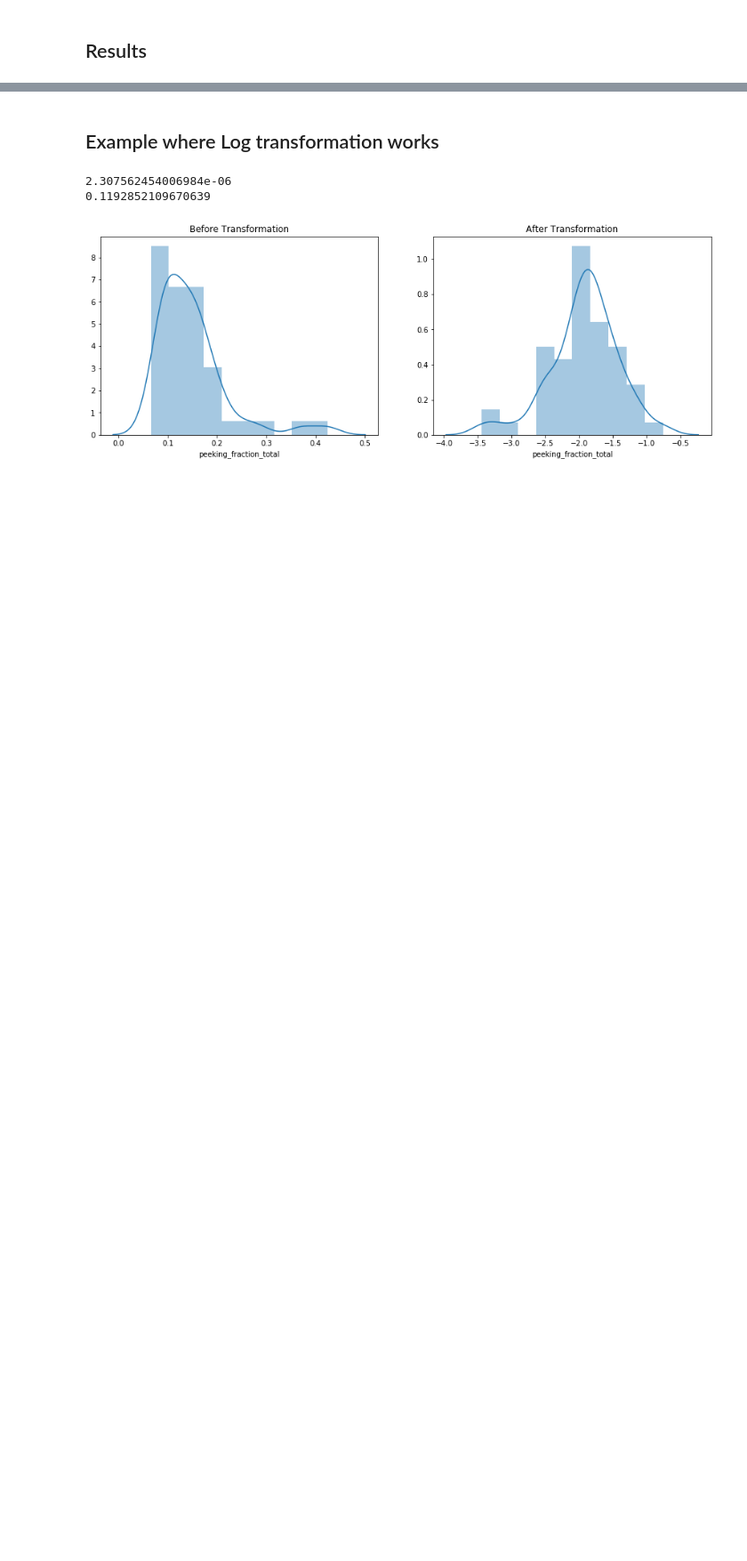
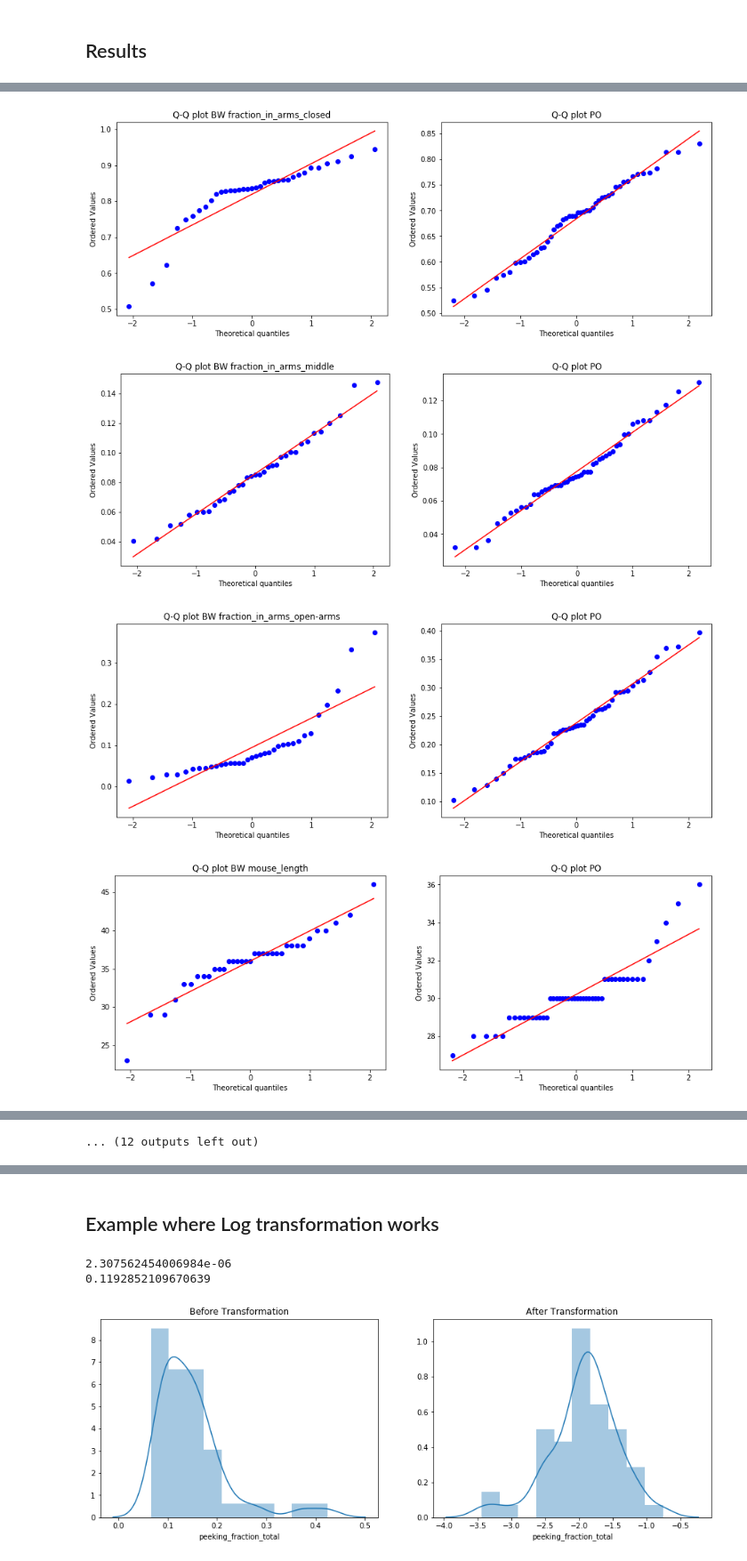
Before and after one commit to zachbogart/mice_behavior_capstone, a Jupyter notebook: process_data/results/Stat_significance.ipynb, the cells around one changed output, grey strips where cells are left out. Shown at 89% size. Saved outputs shown, nothing was run; the diff lists cells and outputs as text; code cells hidden in the pictures; blank space fills up the shorter version.

```diff
--- a/process_data/results/Stat_significance.ipynb
+++ b/process_data/results/Stat_significance.ipynb
@@ -80,0 +71,3 @@ final_features = ['active_fraction_all_arms',
+# %%
+df_bwpo = df_features.loc[(df_features['mouse_details_strain'].isin(['BW', 'PO'])) &
+                          (df_features['mouse_details_sex'].isin(['M', 'F'])), :].dropna()
@@ -149,0 +171,21 @@ plt.show()
+# %%
+# All Q-Q plots
+
+for feature in final_features:
+
+    plt.subplots(1, 2, figsize=(15, 5))
+
+    plt.subplot(1, 2, 1)
+    probplot(df_bwpo.loc[(df_bwpo['mouse_details_strain']=='BW'), feature], dist="norm", plot=pylab)
+    plt.title("Q-Q plot BW "+ feature)
+
+    plt.subplot(1, 2, 2)
+    probplot(df_bwpo.loc[(df_bwpo['mouse_details_strain']=='PO'), feature], dist="norm", plot=pylab)
+    plt.title("Q-Q plot PO")
+
+    plt.show()
+# %% [output]
+[figure, added]
+[figure, added]
+[figure, added]
+[figure, added]
@@ -149,0 +200 @@ plt.show()
+... (12 outputs left out)
```
Also changed, not shown: parts of 34 cells of this notebook, 1 other file.
